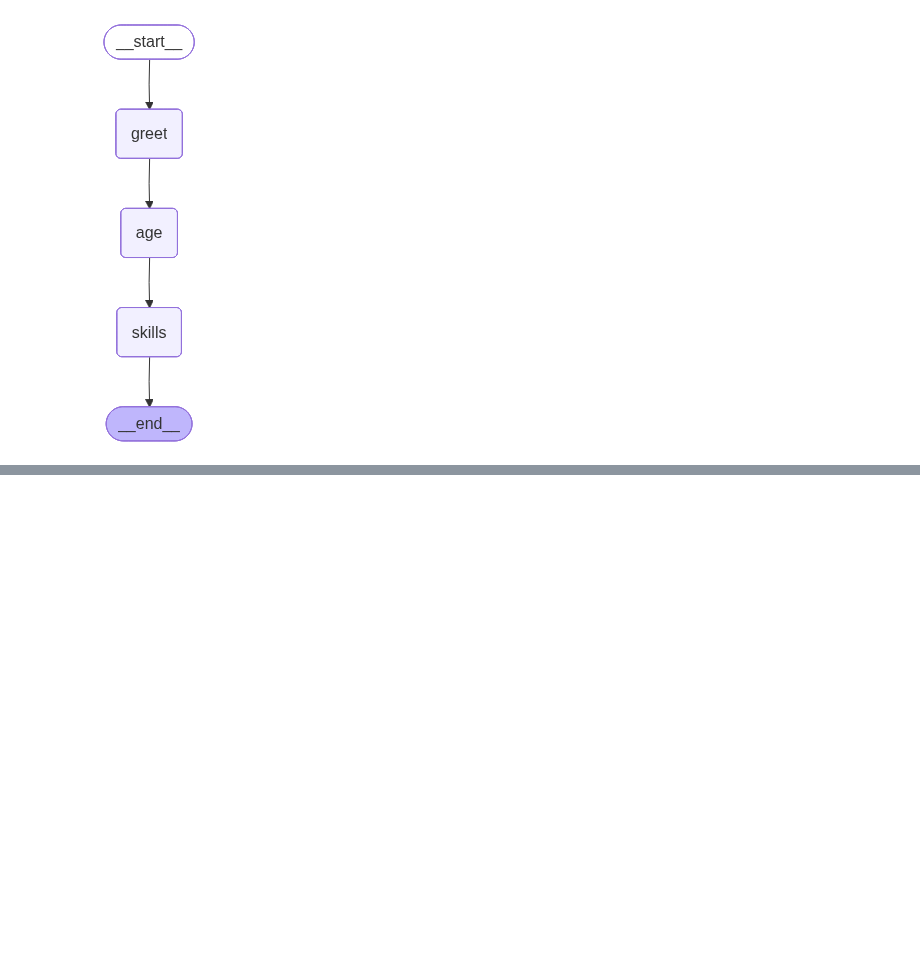
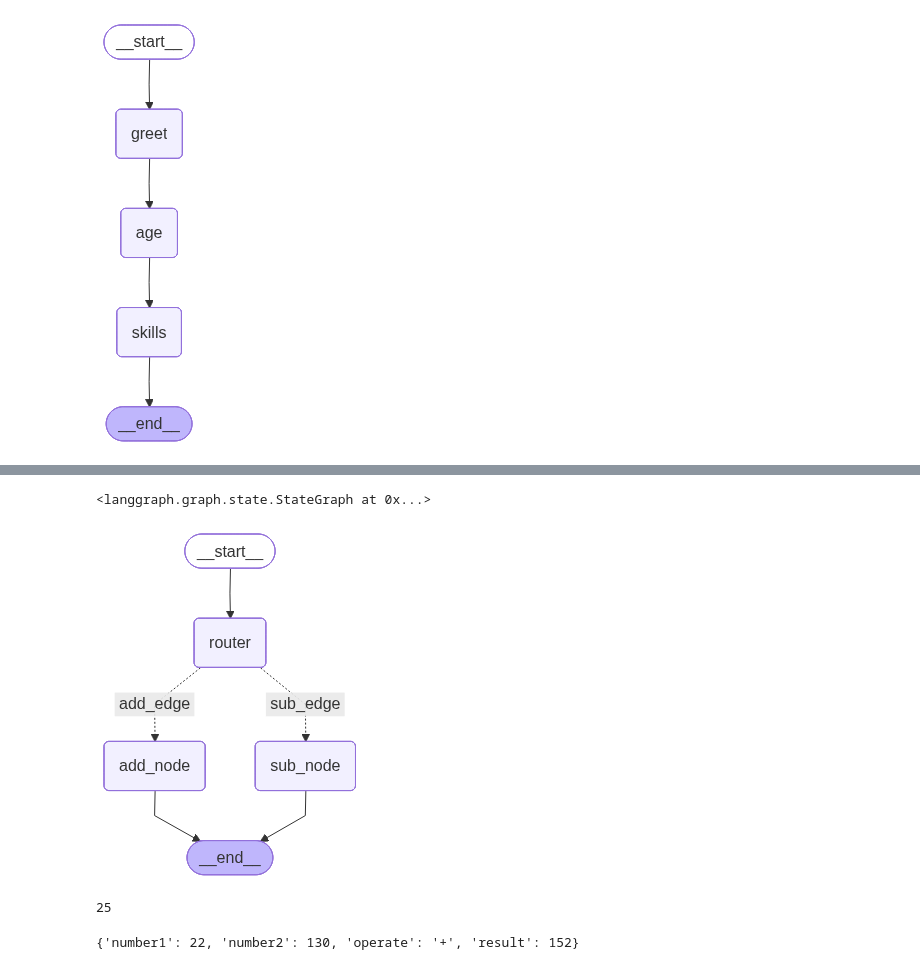
Before and after one commit to mahikshith/Langgraph, a Jupyter notebook: Adding_nodes.ipynb, the cells around one changed output, grey strips where cells are left out. Drawn from its saved outputs; the diff is of its cells as text; code cells hidden in the pictures; blank space fills up the shorter version.

Commit message:
added conditional agent

```diff
--- a/Adding_nodes.ipynb
+++ b/Adding_nodes.ipynb
@@ -278,0 +288,12 @@ display(Image(app.get_graph().draw_mermaid_png()))
+# %%
+# define state
+
+class condit(TypedDict) :
+
+  number1 : int
+
+  number2 : int
+
+  operate : str
+
+  result : int
@@ -278,0 +333,27 @@ display(Image(app.get_graph().draw_mermaid_png()))
+# %%
+# graph
+
+gf = StateGraph(condit)
+
+gf.add_node("add_node",add)
+gf.add_node("sub_node",sub)
+gf.add_node("router",lambda state: state)  # acting like a pass through
+
+gf.add_edge(START,"router")
+
+gf.add_conditional_edges("router",decide,
+
+                         {"add_edge" : "add_node",  # edge : node
+                          "sub_edge" : "sub_node"})
+gf.add_edge("add_node",END)
+gf.add_edge("sub_node",END)
+
+# gf.compile()
+# %% [output]
+<langgraph.graph.state.StateGraph at 0x...>
+# %%
+app = gf.compile()
+# %%
+app
+# %% [output]
+[figure, added]
@@ -278,0 +362,10 @@ display(Image(app.get_graph().draw_mermaid_png()))
+# %%
+ans["result"]
+# %% [output]
+25
+# %%
+intail  =condit(number1 = 22 , number2 = 130 , operate = "+")
+
+app.invoke(intail)
+# %% [output]
+{'number1': 22, 'number2': 130, 'operate': '+', 'result': 152}
```
Also changed, not shown: parts of 5 cells of this notebook.
